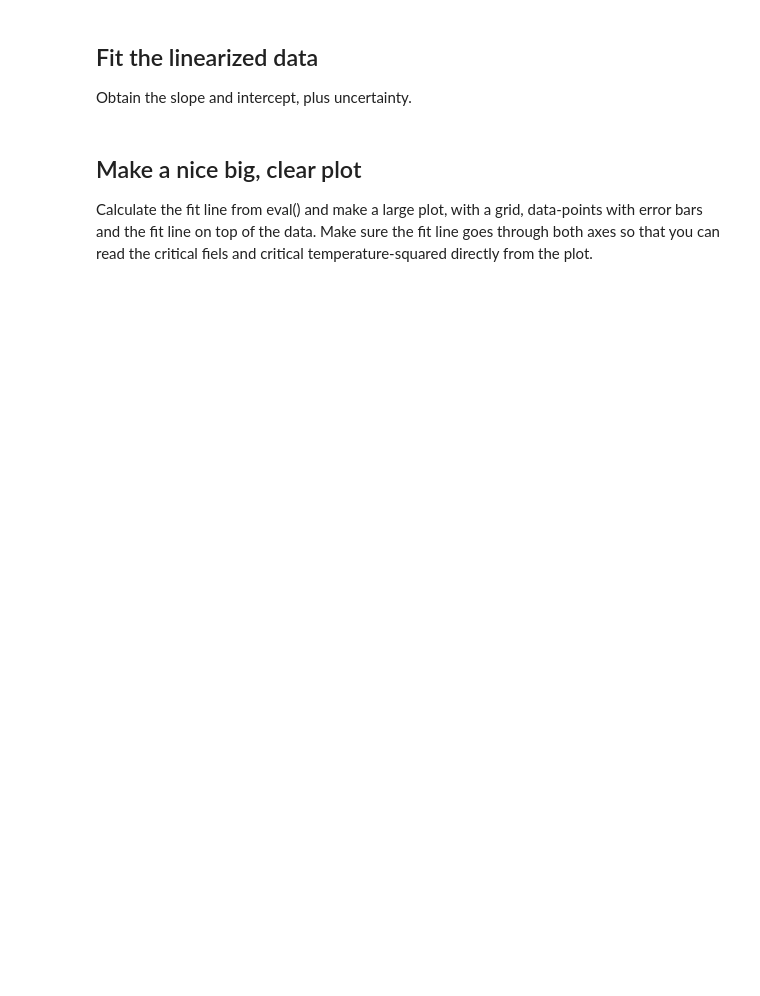
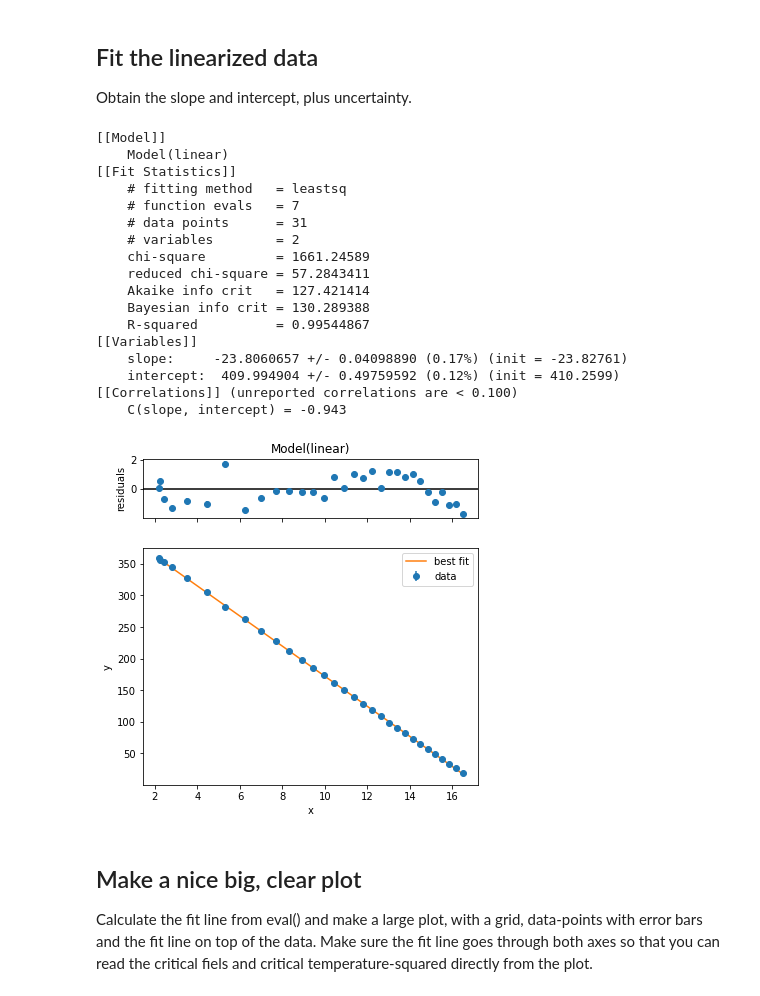
Before and after one commit to ahserhan/CMX, a Jupyter notebook: low-temperature-superconductivity/Superconductivity Individual Analysis (Template).ipynb, the cells around one changed output. Saved outputs shown, nothing was run; the diff lists cells and outputs as text; code cells hidden in the pictures; blank space fills up the shorter version.

```diff
--- a/low-temperature-superconductivity/Superconductivity Individual Analysis (Template).ipynb
+++ b/low-temperature-superconductivity/Superconductivity Individual Analysis (Template).ipynb
@@ -173,6 +194,38 @@ Then plot the results to confirm.
 ## Fit the linearized data
 
 Obtain the slope and intercept, plus uncertainty.
+# %%
+# Get starting parameters.
+start_params = line.guess(fieldValue, x=tSquare)
+
+# We can feed the errorbars that we have obtained for the magnetic field to the fit, using 1/std as the weights.
+Line_fit = line.fit(fieldValue, start_params, x=tSquare, weights=1/fieldStd)
+
+# Print the fit results.
+Line_fit
+
+#plot the result
+print(Line_fit.fit_report())
+Line_fit.plot();
+# %% [output]
+[[Model]]
+    Model(linear)
+[[Fit Statistics]]
+    # fitting method   = leastsq
+    # function evals   = 7
+    # data points      = 31
+    # variables        = 2
+    chi-square         = 1661.24589
+    reduced chi-square = 57.2843411
+    Akaike info crit   = 127.421414
+    Bayesian info crit = 130.289388
+    R-squared          = 0.99544867
+[[Variables]]
+    slope:     -23.8060657 +/- 0.04098890 (0.17%) (init = -23.82761)
+    intercept:  409.994904 +/- 0.49759592 (0.12%) (init = 410.2599)
+[[Correlations]] (unreported correlations are < 0.100)
+    C(slope, intercept) = -0.943
+[figure, added]
 # %% [markdown]
 ## Make a nice big, clear plot
 
```
Also changed, not shown: parts of 6 cells of this notebook.
